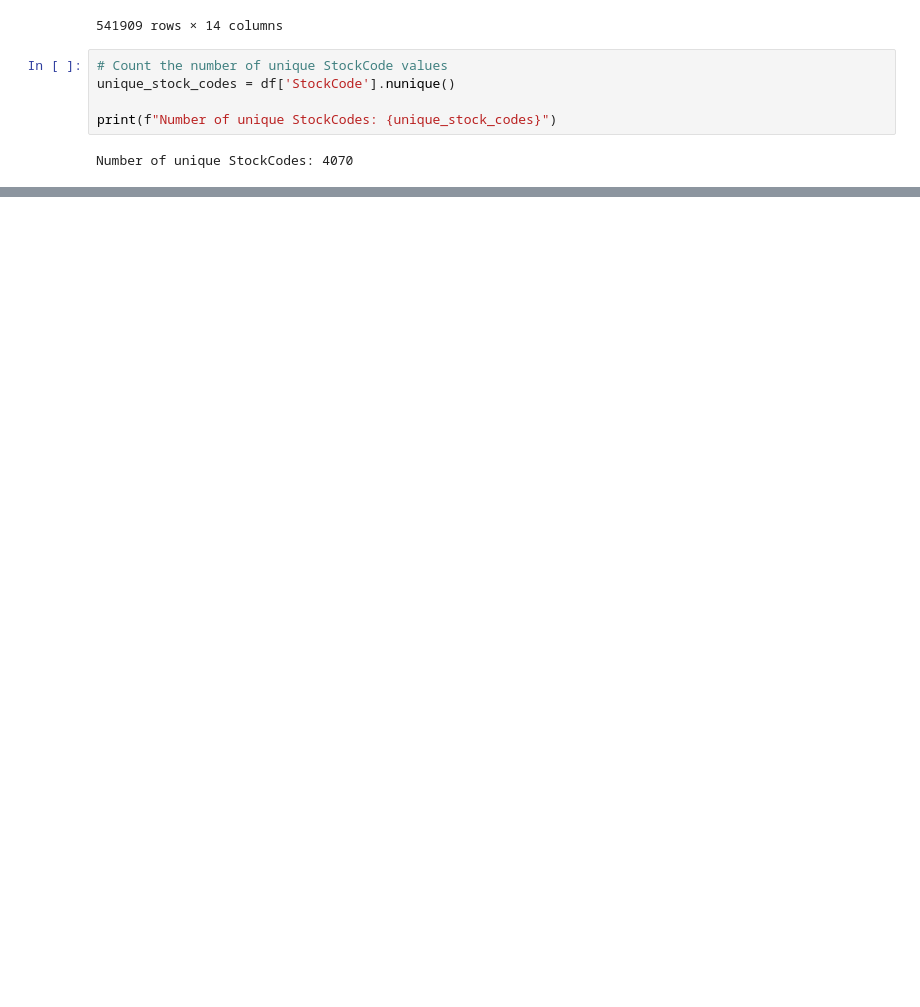
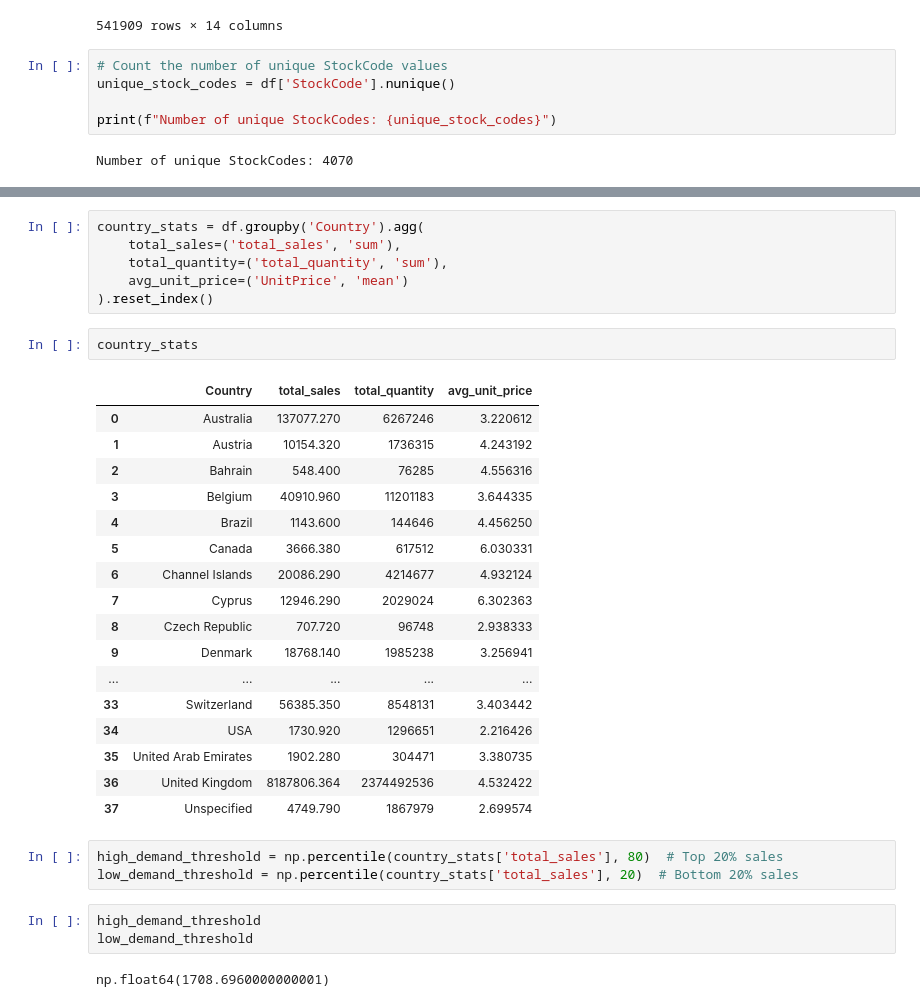
Before and after one commit to AyushNigam-1/Personal-ML-Projects, a Jupyter notebook: index.ipynb, the cells around one changed output, grey strips where cells are left out. Saved outputs shown, nothing was run; the diff lists cells and outputs as text; blank space fills up the shorter version.

```diff
--- a/index.ipynb
+++ b/index.ipynb
@@ -144,0 +225,34 @@ Number of unique StockCodes: 4070
+# %%
+country_stats = df.groupby('Country').agg(
+    total_sales=('total_sales', 'sum'),
+    total_quantity=('total_quantity', 'sum'),
+    avg_unit_price=('UnitPrice', 'mean')
+).reset_index()
+# %%
+country_stats
+# %% [output]
+|  | Country | total_sales | total_quantity | avg_unit_price |
+| 0 | Australia | 137077.270 | 6267246 | 3.220612 |
+| 1 | Austria | 10154.320 | 1736315 | 4.243192 |
+| 2 | Bahrain | 548.400 | 76285 | 4.556316 |
+| 3 | Belgium | 40910.960 | 11201183 | 3.644335 |
+| 4 | Brazil | 1143.600 | 144646 | 4.456250 |
+| 5 | Canada | 3666.380 | 617512 | 6.030331 |
+| 6 | Channel Islands | 20086.290 | 4214677 | 4.932124 |
+| 7 | Cyprus | 12946.290 | 2029024 | 6.302363 |
+| 8 | Czech Republic | 707.720 | 96748 | 2.938333 |
+| 9 | Denmark | 18768.140 | 1985238 | 3.256941 |
+| ... | ... | ... | ... | ... |
+| 33 | Switzerland | 56385.350 | 8548131 | 3.403442 |
+| 34 | USA | 1730.920 | 1296651 | 2.216426 |
+| 35 | United Arab Emirates | 1902.280 | 304471 | 3.380735 |
+| 36 | United Kingdom | 8187806.364 | 2374492536 | 4.532422 |
+| 37 | Unspecified | 4749.790 | 1867979 | 2.699574 |
+# %%
+high_demand_threshold = np.percentile(country_stats['total_sales'], 80)  # Top 20% sales
+low_demand_threshold = np.percentile(country_stats['total_sales'], 20)  # Bottom 20% sales
+# %%
+high_demand_threshold
+low_demand_threshold
+# %% [output]
+np.float64(1708.6960000000001)
```
Also changed, not shown: parts of 15 cells of this notebook.
